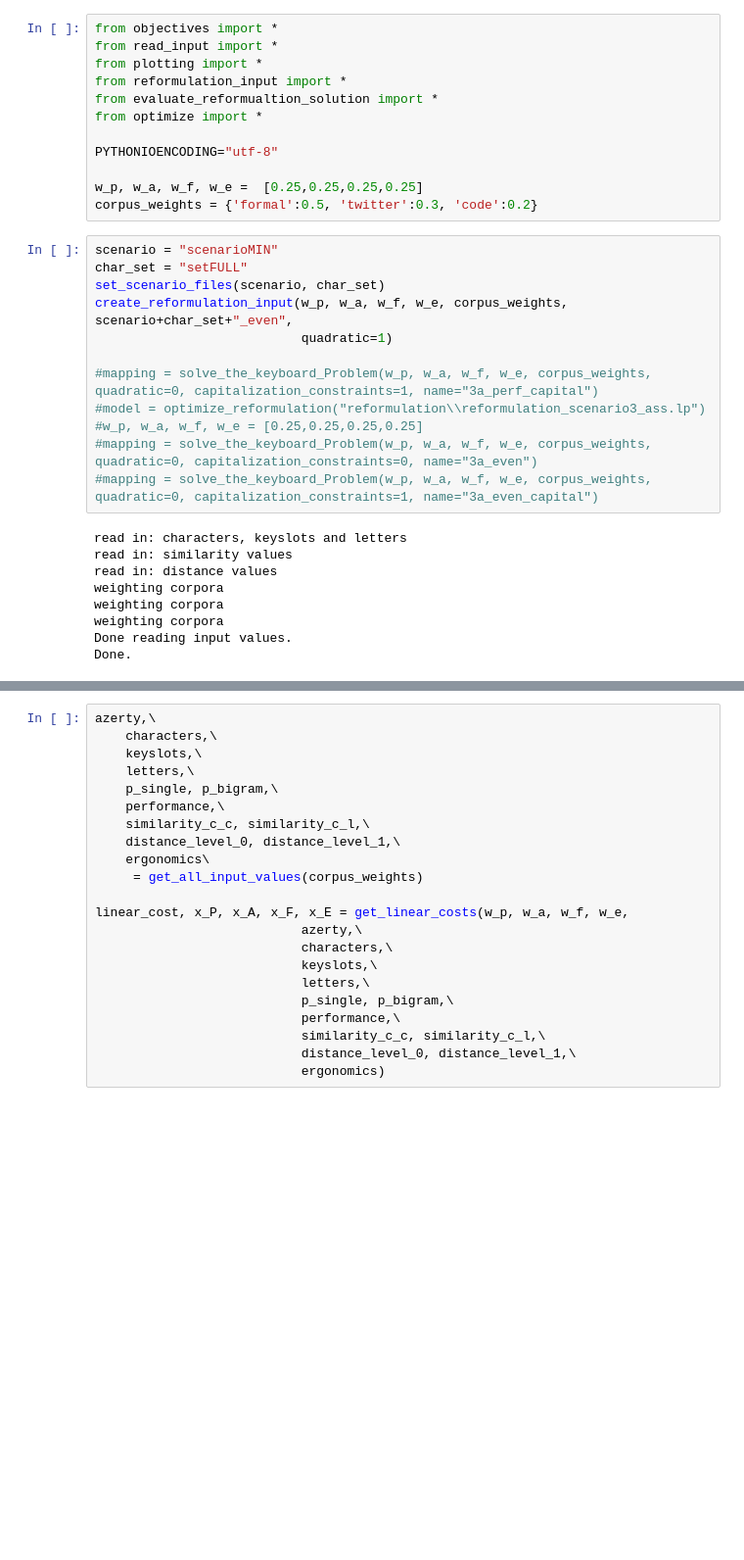
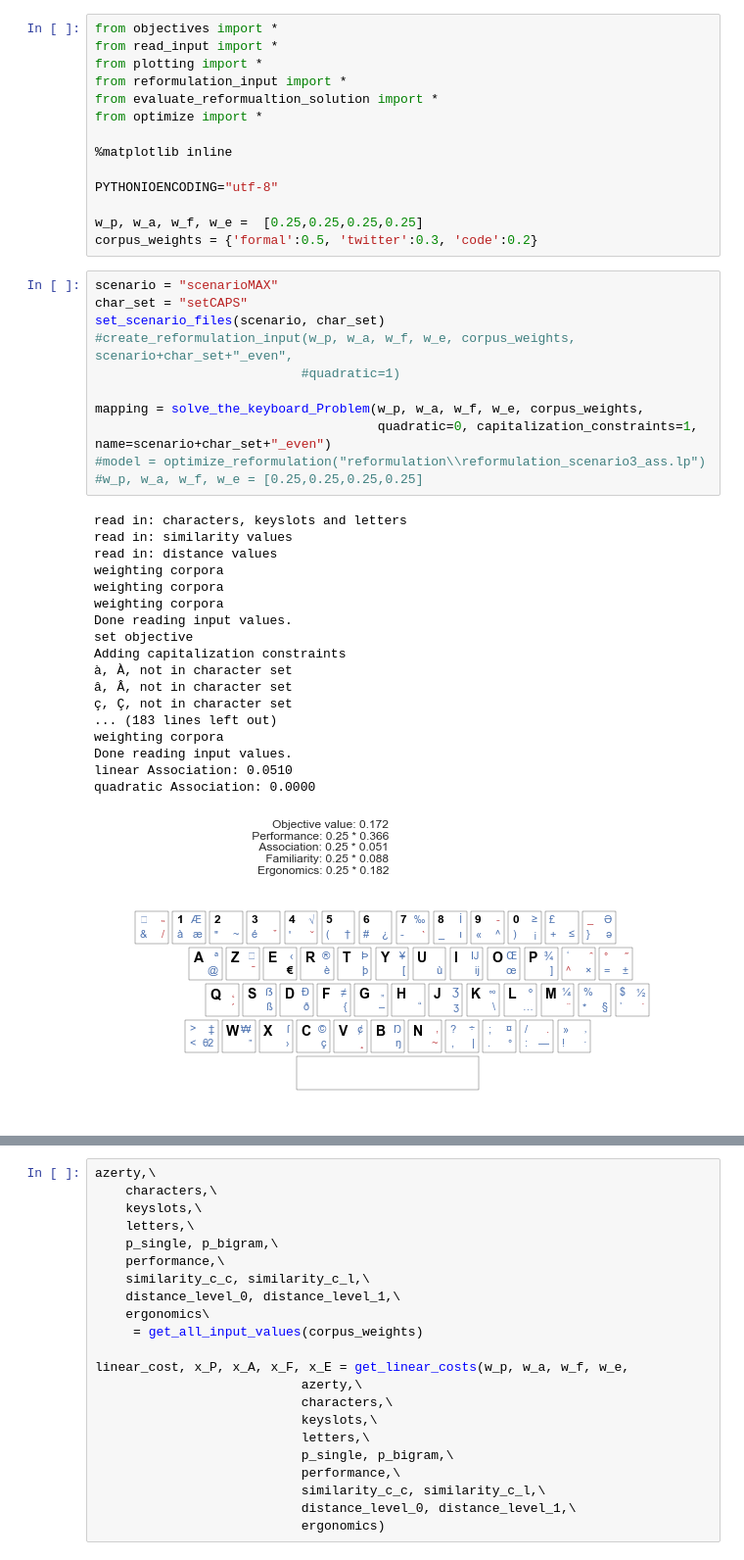
Before and after one commit to annafeit/optimizing-the-french-keyboard, a Jupyter notebook: optimization.ipynb, the cells around one changed output, grey strips where cells are left out. Shown at 98% size. Saved outputs shown, nothing was run; the diff lists cells and outputs as text; blank space fills up the shorter version.

```diff
--- a/optimization.ipynb
+++ b/optimization.ipynb
@@ -6,30 +6,41 @@ from reformulation_input import *
 from evaluate_reformualtion_solution import *
 from optimize import *
 
+%matplotlib inline
+
 PYTHONIOENCODING="utf-8"
 
 w_p, w_a, w_f, w_e =  [0.25,0.25,0.25,0.25]
 corpus_weights = {'formal':0.5, 'twitter':0.3, 'code':0.2}
 # %%
-scenario = "scenarioMIN"
-char_set = "setFULL"
+scenario = "scenarioMAX"
+char_set = "setCAPS"
 set_scenario_files(scenario, char_set)
-create_reformulation_input(w_p, w_a, w_f, w_e, corpus_weights, scenario+char_set+"_even",
-                           quadratic=1)
+#create_reformulation_input(w_p, w_a, w_f, w_e, corpus_weights, scenario+char_set+"_even",
+                           #quadratic=1)
 
-#mapping = solve_the_keyboard_Problem(w_p, w_a, w_f, w_e, corpus_weights, quadratic=0, capitalization_constraints=1, name="3a_perf_capital")
+mapping = solve_the_keyboard_Problem(w_p, w_a, w_f, w_e, corpus_weights,
+                                     quadratic=0, capitalization_constraints=1, name=scenario+char_set+"_even")
 #model = optimize_reformulation("reformulation\\reformulation_scenario3_ass.lp")
 #w_p, w_a, w_f, w_e = [0.25,0.25,0.25,0.25]
-#mapping = solve_the_keyboard_Problem(w_p, w_a, w_f, w_e, corpus_weights, quadratic=0, capitalization_constraints=0, name="3a_even")
-#mapping = solve_the_keyboard_Problem(w_p, w_a, w_f, w_e, corpus_weights, quadratic=0, capitalization_constraints=1, name="3a_even_capital")
 # %% [output]
 read in: characters, keyslots and letters
 read in: similarity values
 read in: distance values
 weighting corpora
 weighting corpora
 weighting corpora
 Done reading input values.
-Done.
+set objective
+Adding capitalization constraints
+à, À, not in character set
+â, Â, not in character set
+ç, Ç, not in character set
+... (183 lines left out)
+weighting corpora
+Done reading input values.
+linear Association: 0.0510
+quadratic Association: 0.0000
+[figure, added]
 # %%
 path = "mappings/solution_3_even.mst"
```
Also changed, not shown: parts of 8 cells of this notebook, 31 other files.
